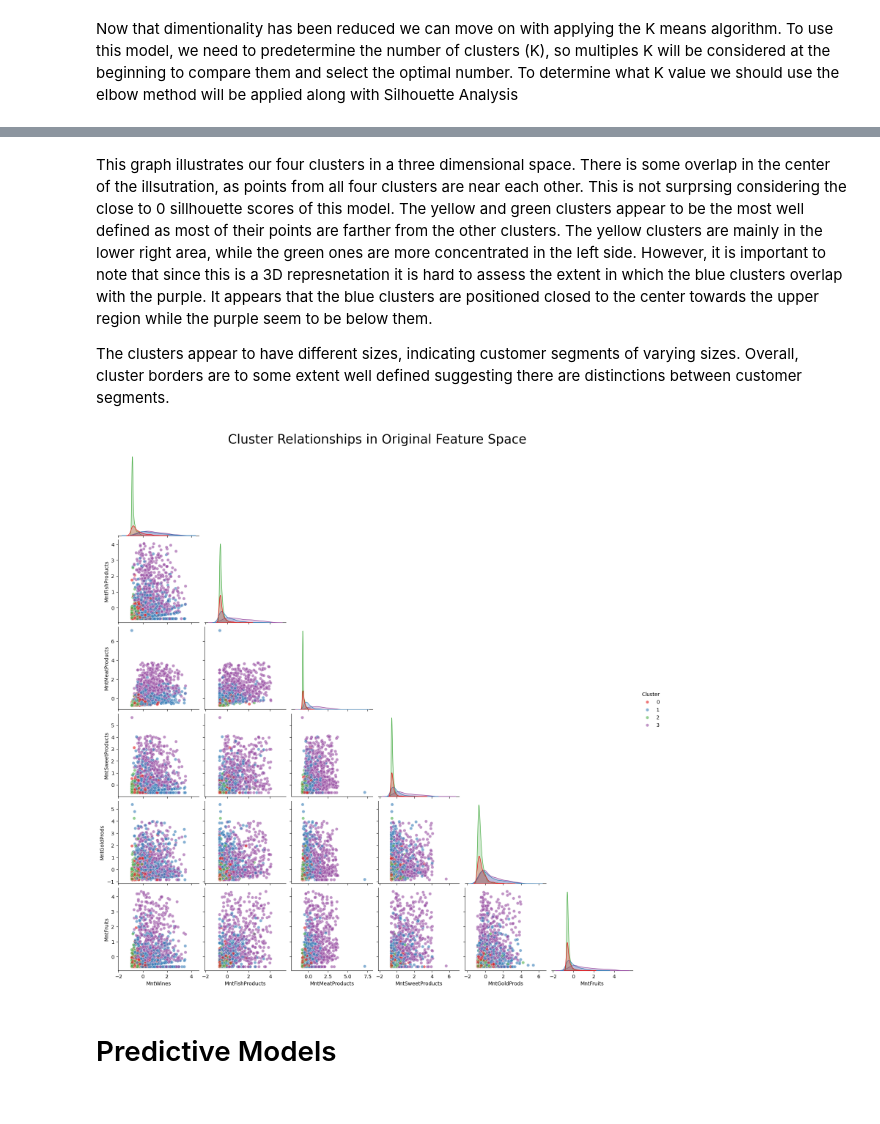
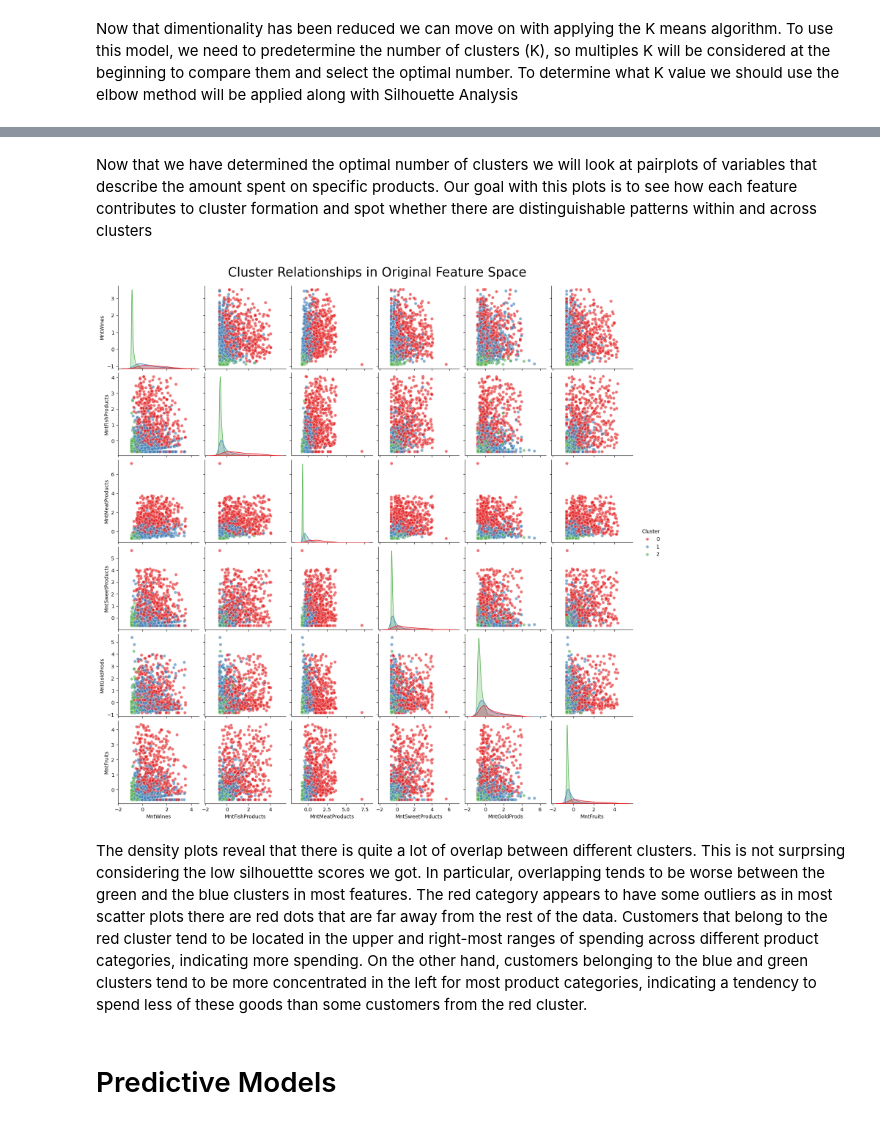
Before and after one commit to kimvkemenade/DM_team16, a Jupyter notebook: DM_Assignment_2.ipynb, the cells around one changed output, grey strips where cells are left out. Drawn from its saved outputs; the diff is of its cells as text; code cells hidden in the pictures.

Commit message:
fixed clustering algorithm

```diff
--- a/DM_Assignment_2.ipynb
+++ b/DM_Assignment_2.ipynb
@@ -566,7 +516,7 @@ k_values = range(1, 11)  # k from 1 to 10
 
 for k in k_values:
     kmeans = KMeans(n_clusters=k, random_state=42)
-    kmeans.fit(pca_data)
+    kmeans.fit(marketing_df_normalized)
     inertia.append(kmeans.inertia_)  # inertia aka sum of squared distances to nearest cluster center
 
 # plotting the elbow method
@@ -589,11 +539,11 @@ silhouette_avg = [] # list where avg silhoutte scores of each k means algorithm
 for num_clusters in range(2, 11): # initialize with 2 as 1 gives an error
  # initialize kmeans
  kmeans = KMeans(n_clusters=num_clusters, random_state=42)
- kmeans.fit(pca_data)
+ kmeans.fit(marketing_df_normalized)
  cluster_labels = kmeans.labels_
 
  # calculating the average silhouette score
- silhouette_avg.append(silhouette_score(pca_data, cluster_labels))
+ silhouette_avg.append(silhouette_score(marketing_df_normalized, cluster_labels))
 
 # making a visualization that shows different scores
 plt.plot(range(2, 11), silhouette_avg,'bx-')
@@ -642,27 +564,32 @@ plt.show()
-# %% [markdown]
-This graph illustrates our four clusters in a three dimensional space. There is some overlap in the center of the illsutration, as points from all four clusters are near each other. This is not surprsing considering the close to 0 sillhouette scores of this model. The yellow and green clusters appear to be the most well defined as most of their points are farther from the other clusters. The yellow clusters are mainly in the lower right area, while the green ones are more concentrated in the left side. However, it is important to note that since this is a 3D represnetation it is hard to assess the extent in which the blue clusters overlap with the purple. It appears that the blue clusters are positioned closed to the center towards the upper region while the purple seem to be below them.
-
-The clusters appear to have different sizes, indicating customer segments of varying sizes. Overall, cluster borders are to some extent well defined suggesting there are distinctions between customer segments.
+# %% [markdown]
+Now that we have determined the optimal number of clusters we will look at pairplots of variables that describe the amount spent on specific products. Our goal with this plots is to see how each feature contributes to cluster formation and spot whether there are distinguishable patterns within and across clusters
 # %%
+# running final model with 3 clusters
+kmeans_4 = KMeans(n_clusters = 3, random_state =42)
+kmeans_4.fit(marketing_df_normalized)
+labels = kmeans_4.labels_
+
 # creating a pairwise plot with several variables
-original_df = marketing_df_normalized.copy()  # your original dataframe
-original_df['Cluster'] = labels
+original_df = marketing_df_normalized.copy()
+original_df['Cluster'] = labels # adding a column with cluster labels so we are able to visualize data
 
 # creating a color palette for 4 colors
-colors = sns.color_palette('Set1', n_colors=4)
+colors = sns.color_palette('Set1', n_colors=3)
 
 # creating pairplot with original features
 pplot = sns.pairplot(original_df,
              vars=['MntWines', 'MntFishProducts', 'MntMeatProducts', 'MntSweetProducts', 'MntGoldProds', "MntFruits"],
              hue='Cluster',
              palette = colors,
-             corner = True,
+             corner = False,
              plot_kws={'alpha': 0.6})
 
 plt.suptitle('Cluster Relationships in Original Feature Space', y=1.02, size = 25)
 plt.show()
 # %% [output]
-[figure, old version]
+[figure, new version]
+# %% [markdown]
+The density plots reveal that there is quite a lot of overlap between different clusters. This is not surprsing considering the low silhouettte scores we got. In particular, overlapping tends to be worse between the green and the blue clusters in most features. The red category appears to have some outliers as in most scatter plots there are red dots that are far away from the rest of the data. Customers that belong to the red cluster tend to be located in the upper and right-most ranges of spending across different product categories, indicating more spending. On the other hand, customers belonging to the blue and green clusters tend to be more concentrated in the left for most product categories, indicating a tendency to spend less of these goods than some customers from the red cluster.
 # %% [markdown]
 # Predictive Models
 # %% [markdown]
```
Also changed, not shown: parts of 18 cells of this notebook.
